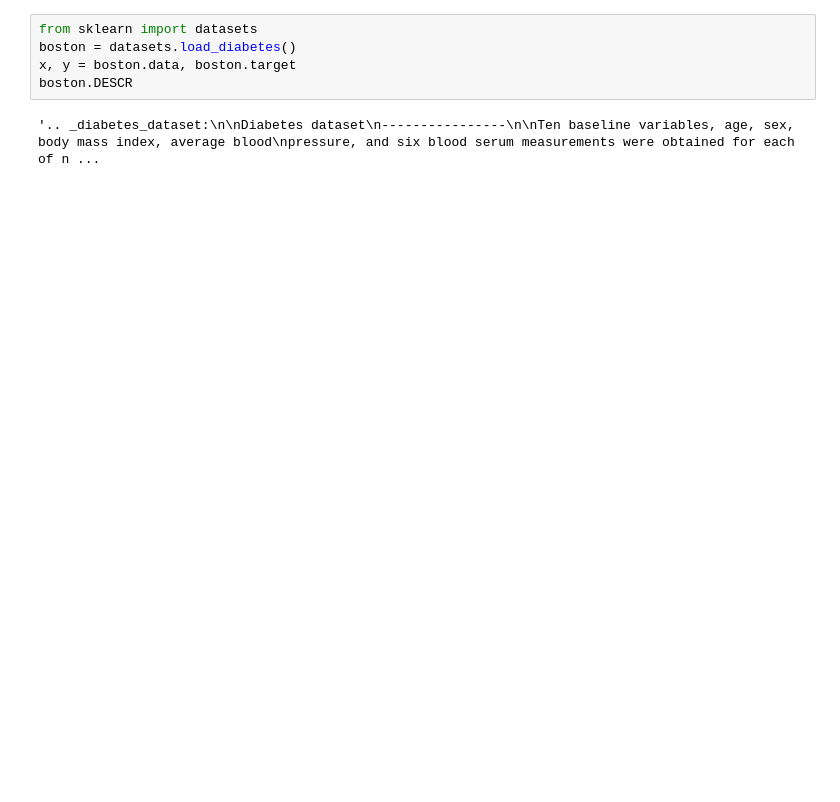
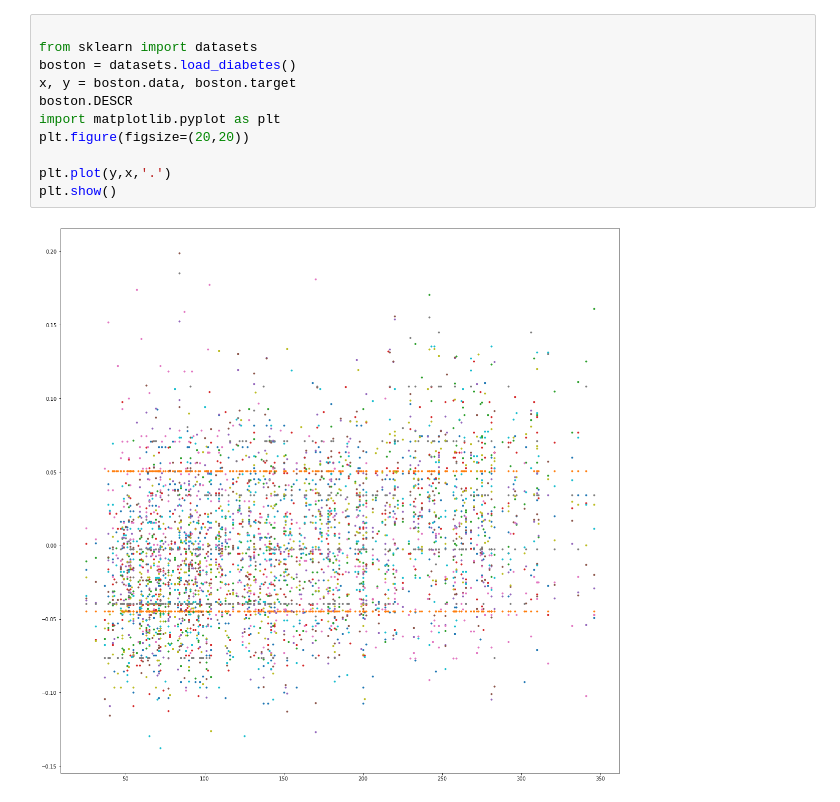
Before and after one commit to yuchouxuan/study, a Jupyter notebook: aistudy/example/线性回归.ipynb, the cells around one changed output. Cells and saved outputs as stored; diff of their text form; blank space fills up the shorter version.

```diff
--- a/aistudy/example/线性回归.ipynb
+++ b/aistudy/example/线性回归.ipynb
@@ -25,7 +25,13 @@ print(mean_squared_error(y_test, y_predict))
 # %%
+
 from sklearn import datasets
 boston = datasets.load_diabetes()
 x, y = boston.data, boston.target
 boston.DESCR
+import matplotlib.pyplot as plt
+plt.figure(figsize=(20,20))
+
+plt.plot(y,x,'.')
+plt.show()
 # %% [output]
-'.. _diabetes_dataset:\n\nDiabetes dataset\n----------------\n\nTen baseline variables, age, sex, body mass index, average blood\npressure, and six blood serum measurements were obtained for each of n ...
+[figure, added]
```
Also changed, not shown: parts of 1 cell of this notebook, 13 other files.
